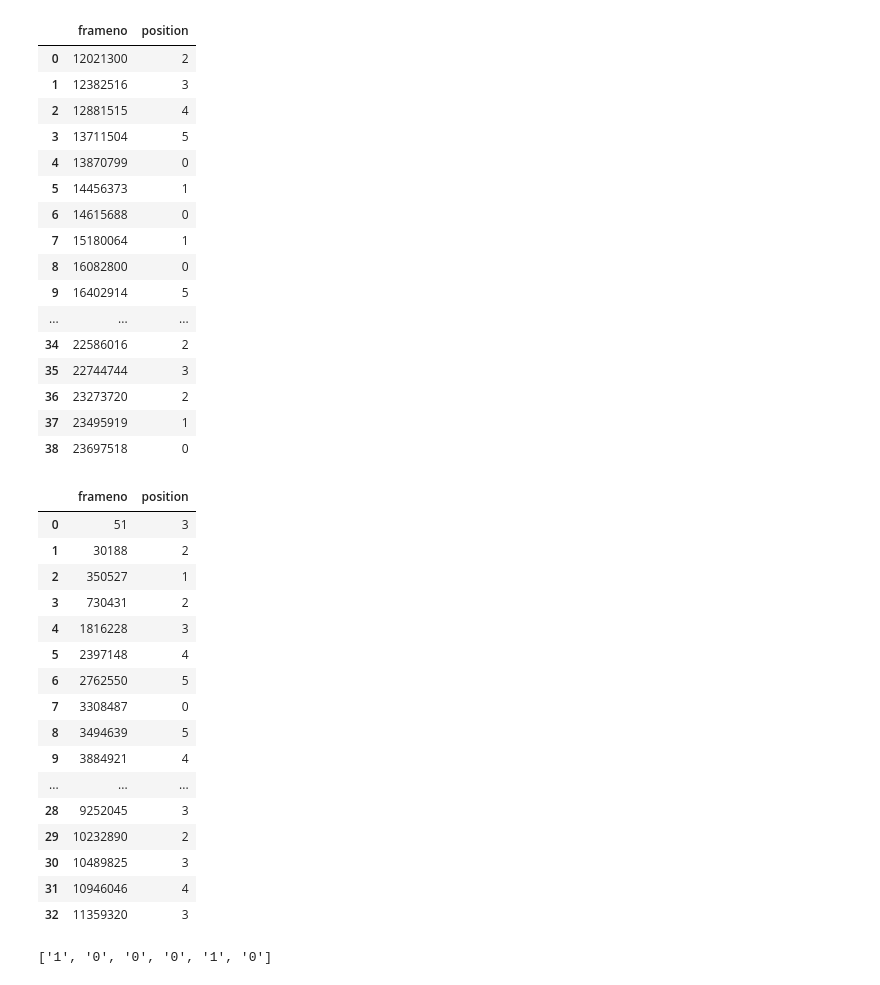
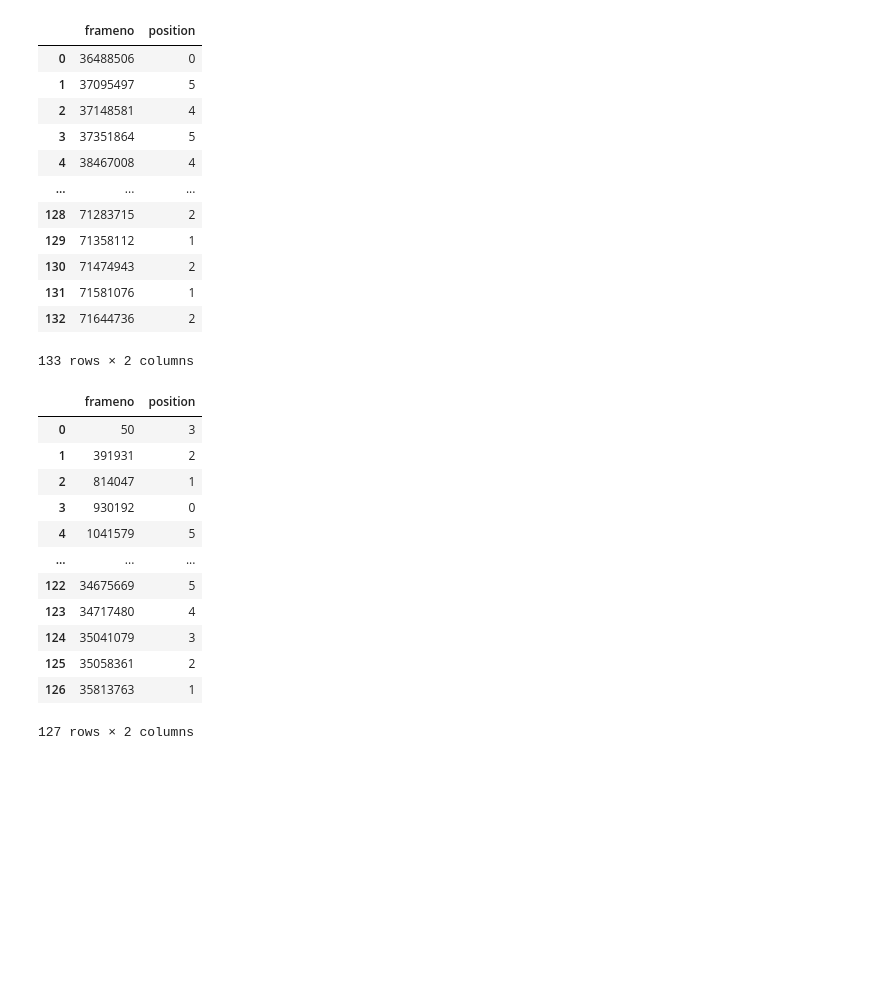
Before and after one commit to Holistic-Agential-Learning/HAL, a Jupyter notebook: analysis/mouse_1d_analysis 20min.ipynb, the cells around one changed output. Drawn from its saved outputs; the diff is of its cells as text; code cells hidden in the pictures; blank space fills up the shorter version.

```diff
--- a/analysis/mouse_1d_analysis 20min.ipynb
+++ b/analysis/mouse_1d_analysis 20min.ipynb
@@ -24,7 +12,8 @@ def load_events(filename, well_no = 0, recording_no = 0):
 # %%
 filename = "/run/user/1001/gvfs/smb-share:server=rstore.it.tufts.edu,share=as_rsch_levinlab_wclawson01$/Experimental Data/Summer 2024/7-9 mouse_1d_test/1/well4/20_min_well_4.raw.h5"
+filename = "/run/user/1001/gvfs/smb-share:server=rstore.it.tufts.edu,share=as_rsch_levinlab_wclawson01$/Experimental Data/Summer 2024/7-9 mouse_1d_test/7/well4/2h_well_4.raw.h5"
 well = 4
-events = load_events(filename, well)
+events = m1da.load_events(filename, well)
 events
 # %% [output]
 |  | frameno | eventtype | eventid | eventmessage | frameno_adjusted | eventmessage_decoded |
@@ -70,9 +59,6 @@ for i in events.index:
 train_movement_df = movement_df
 display(train_movement_df)
 display(pre_train_movement_df)
-
-
-world
 # %% [output]
 [100010, 3, 0]
 [100010, 2, 0]
@@ -94,35 +80,26 @@ world
 |  | frameno | position |
-| 0 | 12021300 | 2 |
-| 1 | 12382516 | 3 |
-| 2 | 12881515 | 4 |
-| 3 | 13711504 | 5 |
-| 4 | 13870799 | 0 |
-| 5 | 14456373 | 1 |
-| 6 | 14615688 | 0 |
-| 7 | 15180064 | 1 |
-| 8 | 16082800 | 0 |
-| 9 | 16402914 | 5 |
+| 0 | 36488506 | 0 |
+| 1 | 37095497 | 5 |
+| 2 | 37148581 | 4 |
+| 3 | 37351864 | 5 |
+| 4 | 38467008 | 4 |
 | ... | ... | ... |
-| 34 | 22586016 | 2 |
-| 35 | 22744744 | 3 |
-| 36 | 23273720 | 2 |
-| 37 | 23495919 | 1 |
-| 38 | 23697518 | 0 |
+| 128 | 71283715 | 2 |
+| 129 | 71358112 | 1 |
+| 130 | 71474943 | 2 |
+| 131 | 71581076 | 1 |
+| 132 | 71644736 | 2 |
+133 rows × 2 columns
 |  | frameno | position |
-| 0 | 51 | 3 |
-| 1 | 30188 | 2 |
-| 2 | 350527 | 1 |
-| 3 | 730431 | 2 |
-| 4 | 1816228 | 3 |
-| 5 | 2397148 | 4 |
-| 6 | 2762550 | 5 |
-| 7 | 3308487 | 0 |
-| 8 | 3494639 | 5 |
-| 9 | 3884921 | 4 |
+| 0 | 50 | 3 |
+| 1 | 391931 | 2 |
+| 2 | 814047 | 1 |
+| 3 | 930192 | 0 |
+| 4 | 1041579 | 5 |
 | ... | ... | ... |
-| 28 | 9252045 | 3 |
-| 29 | 10232890 | 2 |
-| 30 | 10489825 | 3 |
-| 31 | 10946046 | 4 |
-| 32 | 11359320 | 3 |
+| 122 | 34675669 | 5 |
+| 123 | 34717480 | 4 |
+| 124 | 35041079 | 3 |
+| 125 | 35058361 | 2 |
+| 126 | 35813763 | 1 |
-['1', '0', '0', '0', '1', '0']
+127 rows × 2 columns
```
Also changed, not shown: parts of 17 cells of this notebook, 2 other files.
